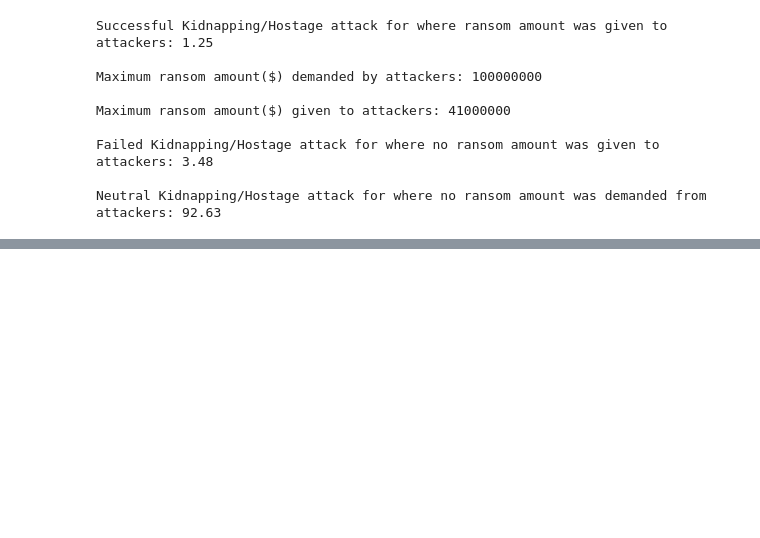
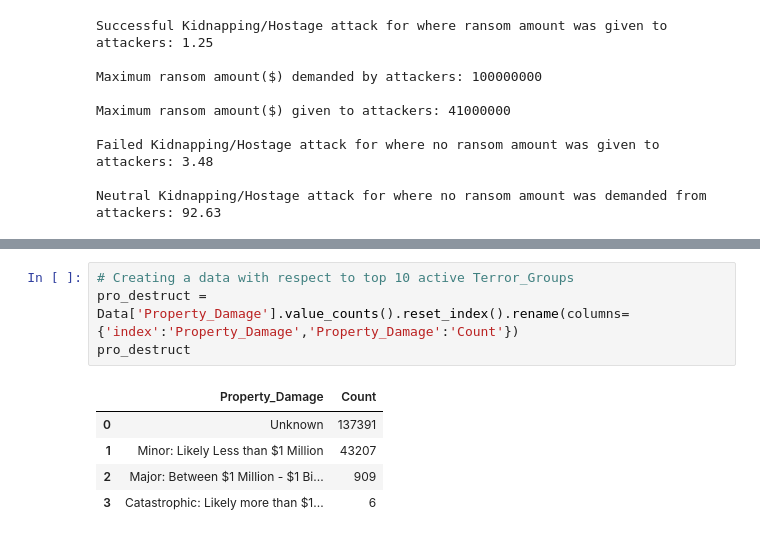
Before and after one commit to Uday-S-D/EDA_Capstone-1-Global_Terrorism_data, a Jupyter notebook: EDA_Capstone_1_Global_Terrorism_data.ipynb, the cells around one changed output, grey strips where cells are left out. Saved outputs shown, nothing was run; the diff lists cells and outputs as text; blank space fills up the shorter version.

```diff
--- a/EDA_Capstone_1_Global_Terrorism_data.ipynb
+++ b/EDA_Capstone_1_Global_Terrorism_data.ipynb
@@ -973,0 +1028,10 @@ Neutral Kidnapping/Hostage attack for where no ransom amount was demanded from a
+# %%
+# Creating a data with respect to top 10 active Terror_Groups
+pro_destruct = Data['Property_Damage'].value_counts().reset_index().rename(columns={'index':'Property_Damage','Property_Damage':'Count'})
+pro_destruct
+# %% [output]
+|  | Property_Damage | Count |
+| 0 | Unknown | 137391 |
+| 1 | Minor: Likely Less than $1 Million | 43207 |
+| 2 | Major: Between $1 Million - $1 Bi... | 909 |
+| 3 | Catastrophic: Likely more than $1... | 6 |
```
Also changed, not shown: parts of 17 cells of this notebook.
